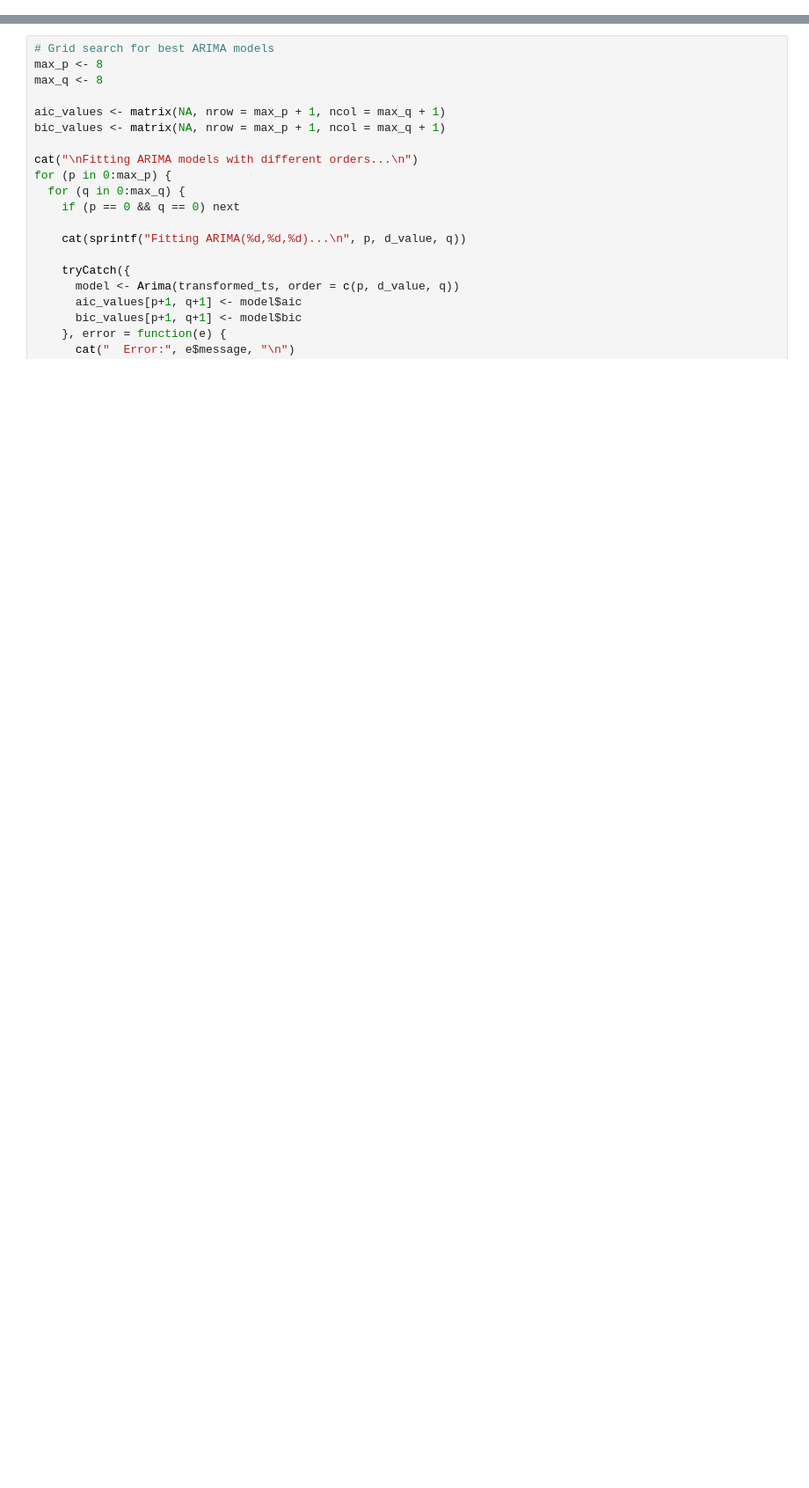
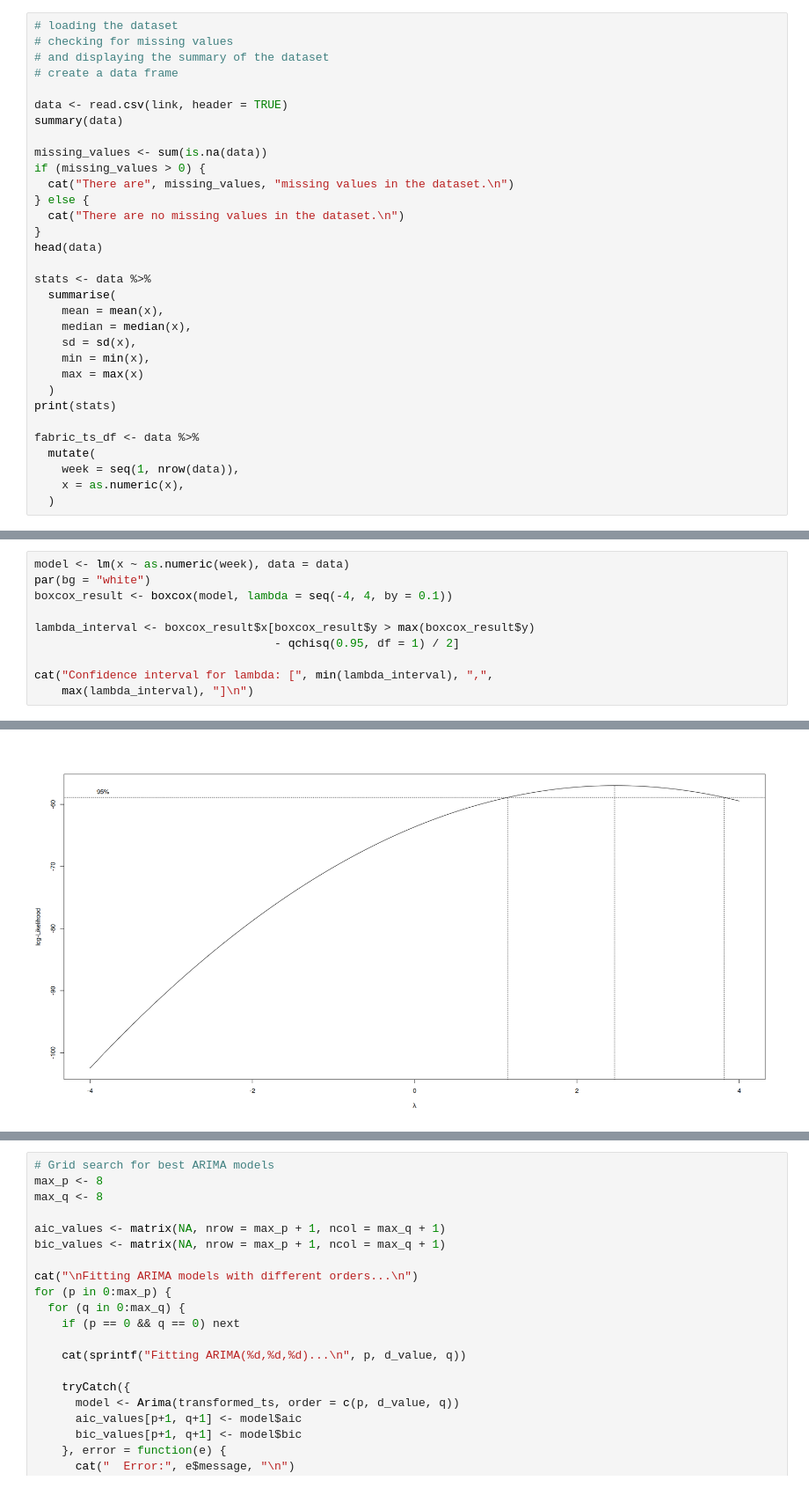
Before and after one commit to LyesHADJAR/TSAC-Individual-Project, a Jupyter notebook: notebooks/tsa_doubleknit_fab.ipynb, the cells around one changed output, grey strips where cells are left out. Shown at 88% size. Saved outputs shown, nothing was run; the diff lists cells and outputs as text; blank space fills up the shorter version.

```diff
--- a/notebooks/tsa_doubleknit_fab.ipynb
+++ b/notebooks/tsa_doubleknit_fab.ipynb
@@ -337,0 +64,32 @@ plot(subset_results, which = "bic", main = "ARMA Model Selection by BIC",
+# %%
+# loading the dataset
+# checking for missing values
+# and displaying the summary of the dataset
+# create a data frame
+
+data <- read.csv(link, header = TRUE)
+summary(data)
+
+missing_values <- sum(is.na(data))
+if (missing_values > 0) {
+  cat("There are", missing_values, "missing values in the dataset.\n")
+} else {
+  cat("There are no missing values in the dataset.\n")
+}
+head(data)
+
+stats <- data %>%
+  summarise(
+    mean = mean(x),
+    median = median(x),
+    sd = sd(x),
+    min = min(x),
+    max = max(x)
+  )
+print(stats)
+
+fabric_ts_df <- data %>%
+  mutate(
+    week = seq(1, nrow(data)),
+    x = as.numeric(x),
+  )
@@ -337,0 +201,11 @@ plot(subset_results, which = "bic", main = "ARMA Model Selection by BIC",
+# %%
+model <- lm(x ~ as.numeric(week), data = data)
+par(bg = "white")
+boxcox_result <- boxcox(model, lambda = seq(-4, 4, by = 0.1))
+
+lambda_interval <- boxcox_result$x[boxcox_result$y > max(boxcox_result$y)
+                                   - qchisq(0.95, df = 1) / 2]
+
+cat("Confidence interval for lambda: [", min(lambda_interval), ",",
+    max(lambda_interval), "]\n")
+# %% [output]
@@ -337,0 +213 @@ plot(subset_results, which = "bic", main = "ARMA Model Selection by BIC",
+[figure, added]
```
Also changed, not shown: parts of 41 cells of this notebook.
